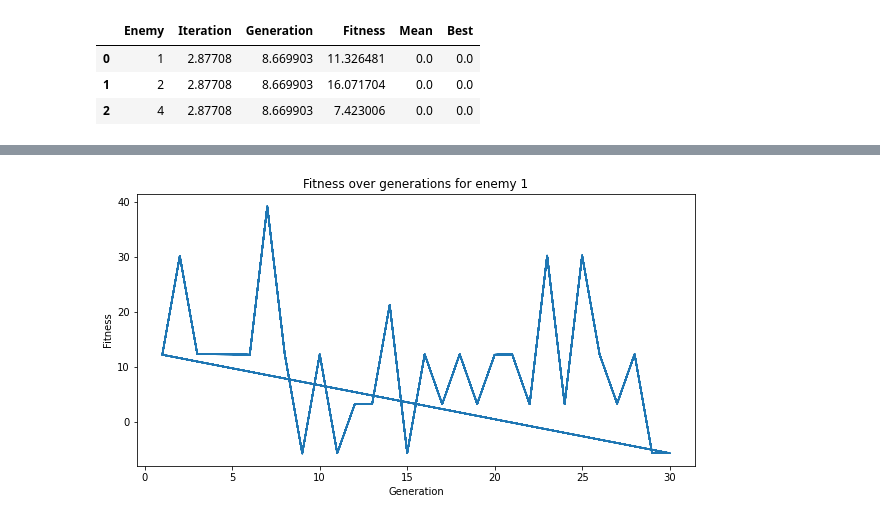
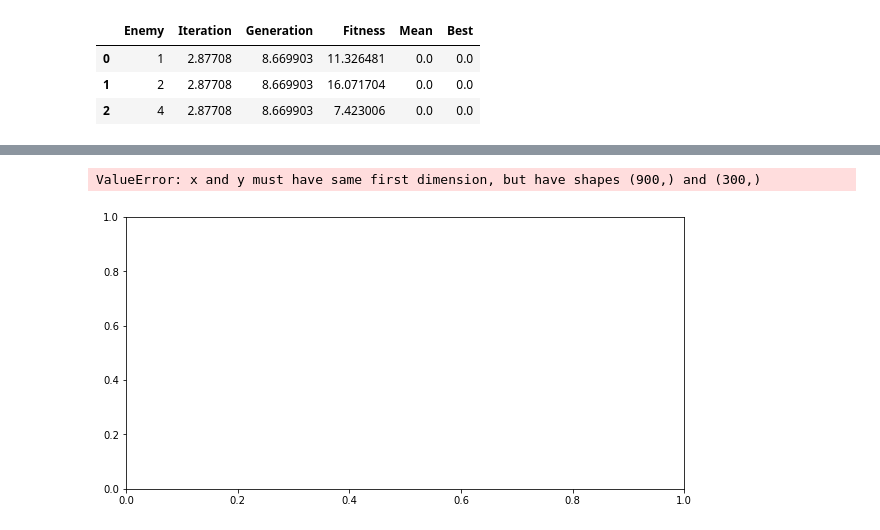
Before and after one commit to AashishSiddarth-1997/evoman_framework_G48, a Jupyter notebook: visualize.ipynb, the cells around one changed output, grey strips where cells are left out. Drawn from its saved outputs; the diff is of its cells as text; code cells hidden in the pictures.

```diff
--- a/visualize.ipynb
+++ b/visualize.ipynb
@@ -32,11 +94,12 @@ interest_stds.head()
 # %%
 # Plot the fitnesses over generations for enemy 1
 
 plt.figure(figsize=(10, 5))
-plt.plot(interest['Generation'], interest['Fitness'])
+plt.plot(df['Generation'], interest['Fitness'])
 plt.xlabel('Generation')
 plt.ylabel('Fitness')
 plt.title('Fitness over generations for enemy 1')
 plt.show()
 # %% [output]
+ValueError: x and y must have same first dimension, but have shapes (900,) and (300,)
-[figure, old version]
+[figure, new version]
```
Also changed, not shown: parts of 6 cells of this notebook, 33 other files.
